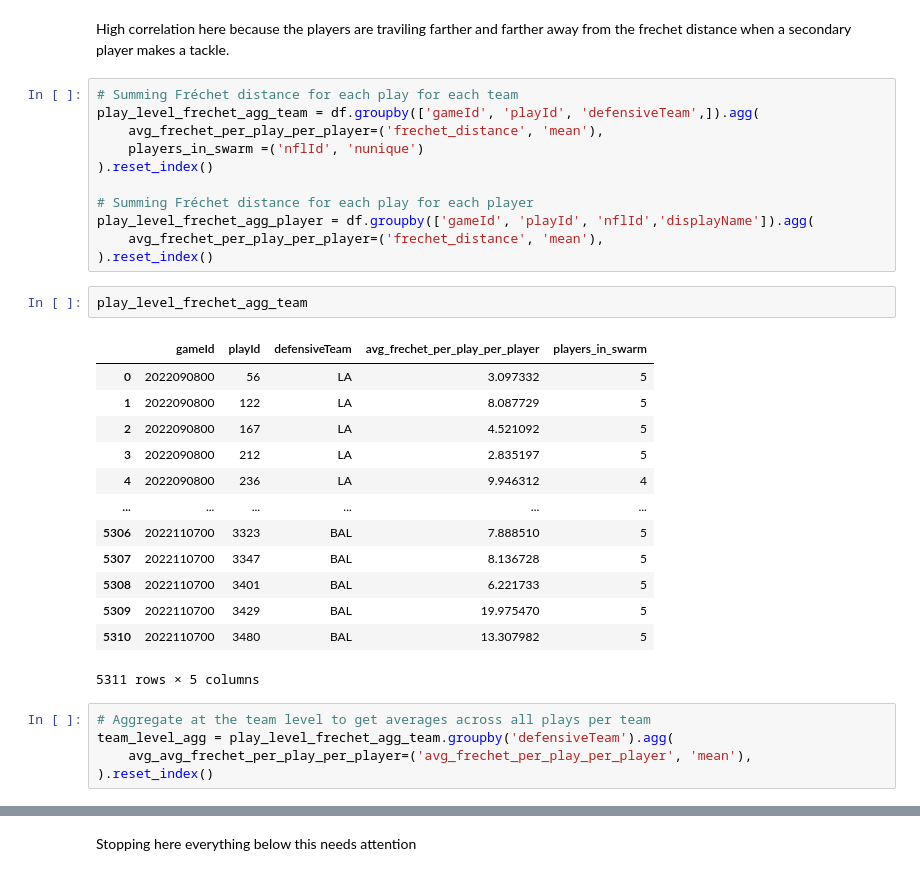
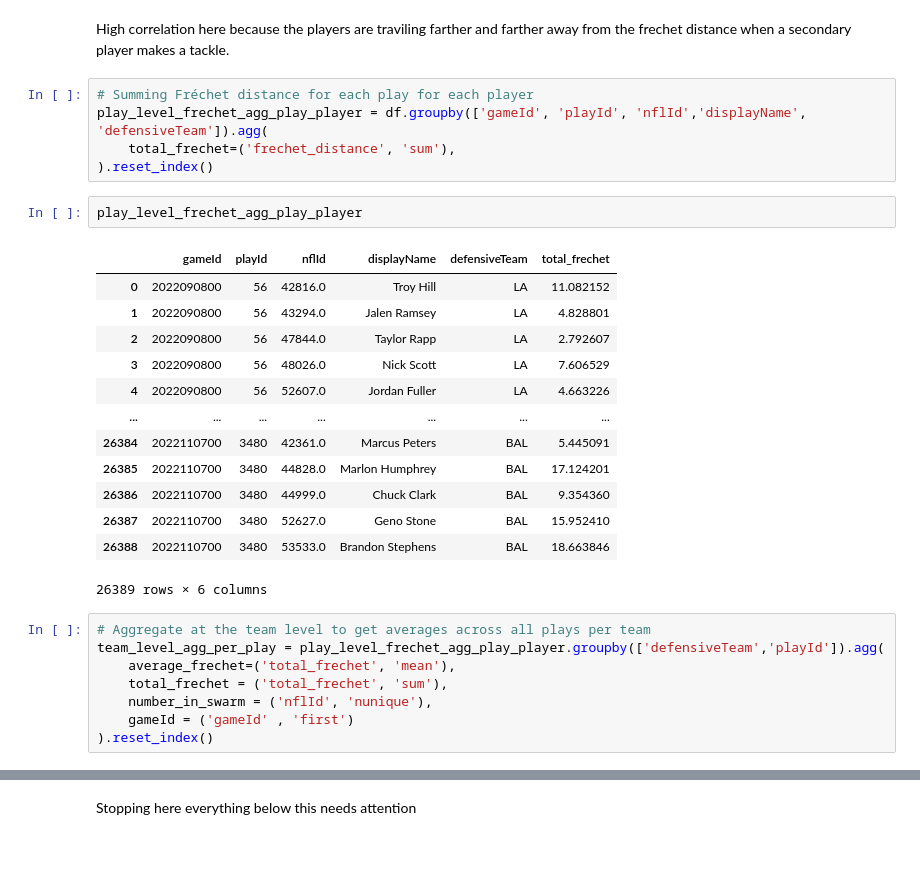
Before and after one commit to tbryan2/nfl-big-data-bowl-2024, a Jupyter notebook: notebooks/eda.ipynb, the cells around one changed output, grey strips where cells are left out. Cells and saved outputs as stored; diff of their text form.

```diff
--- a/notebooks/eda.ipynb
+++ b/notebooks/eda.ipynb
@@ -153,35 +160,32 @@ memory usage: 2.7+ MB
 # %% [markdown]
 High correlation here because the players are traviling farther and farther away from the frechet distance when a secondary player makes a tackle.
 # %%
-# Summing Fréchet distance for each play for each team
-play_level_frechet_agg_team = df.groupby(['gameId', 'playId', 'defensiveTeam',]).agg(
-    avg_frechet_per_play_per_player=('frechet_distance', 'mean'),
-    players_in_swarm =('nflId', 'nunique')
+# Summing Fréchet distance for each play for each player
+play_level_frechet_agg_play_player = df.groupby(['gameId', 'playId', 'nflId','displayName', 'defensiveTeam']).agg(
+    total_frechet=('frechet_distance', 'sum'),
 ).reset_index()
-
-# Summing Fréchet distance for each play for each player
-play_level_frechet_agg_player = df.groupby(['gameId', 'playId', 'nflId','displayName']).agg(
-    avg_frechet_per_play_per_player=('frechet_distance', 'mean'),
-).reset_index()
 # %%
-play_level_frechet_agg_team
+play_level_frechet_agg_play_player
 # %% [output]
-|  | gameId | playId | defensiveTeam | avg_frechet_per_play_per_player | players_in_swarm |
-| 0 | 2022090800 | 56 | LA | 3.097332 | 5 |
-| 1 | 2022090800 | 122 | LA | 8.087729 | 5 |
-| 2 | 2022090800 | 167 | LA | 4.521092 | 5 |
-| 3 | 2022090800 | 212 | LA | 2.835197 | 5 |
-| 4 | 2022090800 | 236 | LA | 9.946312 | 4 |
-| ... | ... | ... | ... | ... | ... |
-| 5306 | 2022110700 | 3323 | BAL | 7.888510 | 5 |
-| 5307 | 2022110700 | 3347 | BAL | 8.136728 | 5 |
-| 5308 | 2022110700 | 3401 | BAL | 6.221733 | 5 |
-| 5309 | 2022110700 | 3429 | BAL | 19.975470 | 5 |
-| 5310 | 2022110700 | 3480 | BAL | 13.307982 | 5 |
+|  | gameId | playId | nflId | displayName | defensiveTeam | total_frechet |
+| 0 | 2022090800 | 56 | 42816.0 | Troy Hill | LA | 11.082152 |
+| 1 | 2022090800 | 56 | 43294.0 | Jalen Ramsey | LA | 4.828801 |
+| 2 | 2022090800 | 56 | 47844.0 | Taylor Rapp | LA | 2.792607 |
+| 3 | 2022090800 | 56 | 48026.0 | Nick Scott | LA | 7.606529 |
+| 4 | 2022090800 | 56 | 52607.0 | Jordan Fuller | LA | 4.663226 |
+| ... | ... | ... | ... | ... | ... | ... |
+| 26384 | 2022110700 | 3480 | 42361.0 | Marcus Peters | BAL | 5.445091 |
+| 26385 | 2022110700 | 3480 | 44828.0 | Marlon Humphrey | BAL | 17.124201 |
+| 26386 | 2022110700 | 3480 | 44999.0 | Chuck Clark | BAL | 9.354360 |
+| 26387 | 2022110700 | 3480 | 52627.0 | Geno Stone | BAL | 15.952410 |
+| 26388 | 2022110700 | 3480 | 53533.0 | Brandon Stephens | BAL | 18.663846 |
-5311 rows × 5 columns
+26389 rows × 6 columns
 # %%
 # Aggregate at the team level to get averages across all plays per team
-team_level_agg = play_level_frechet_agg_team.groupby('defensiveTeam').agg(
-    avg_avg_frechet_per_play_per_player=('avg_frechet_per_play_per_player', 'mean'),
+team_level_agg_per_play = play_level_frechet_agg_play_player.groupby(['defensiveTeam','playId']).agg(
+    average_frechet=('total_frechet', 'mean'),
+    total_frechet = ('total_frechet', 'sum'),
+    number_in_swarm = ('nflId', 'nunique'),
+    gameId = ('gameId' , 'first')
 ).reset_index()
 # %%
```
Also changed, not shown: parts of 34 cells of this notebook, 1 other file.
